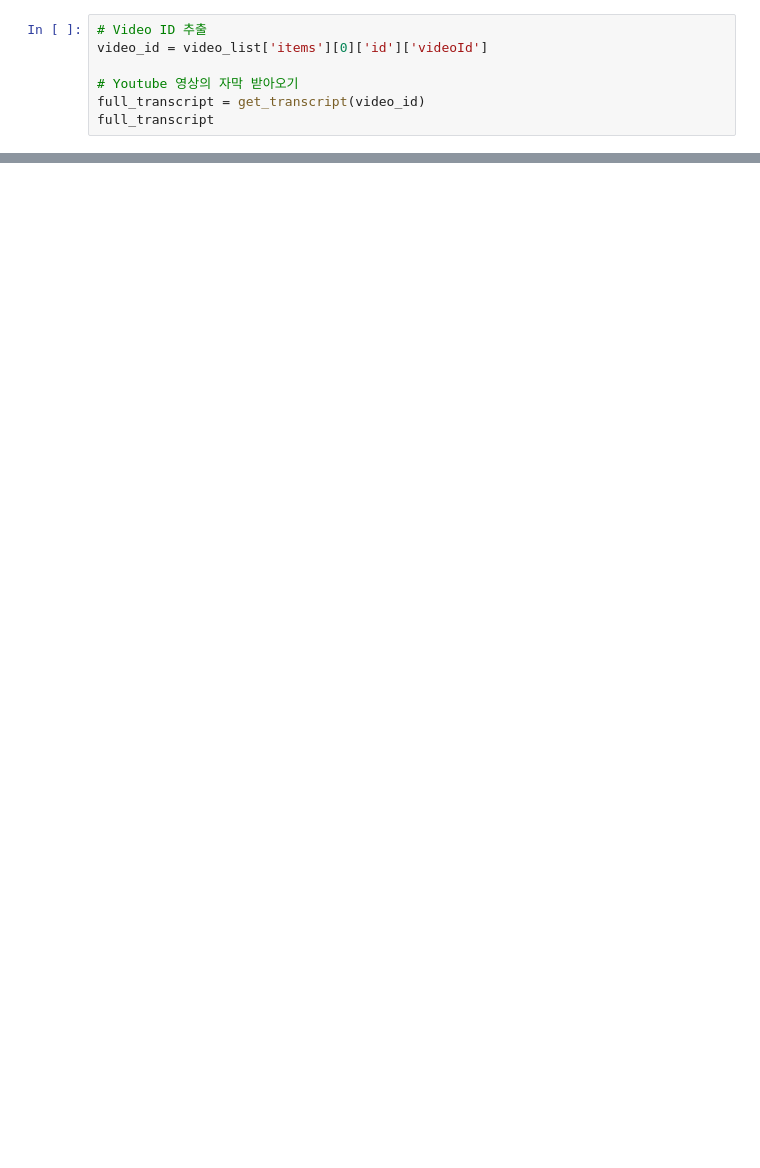
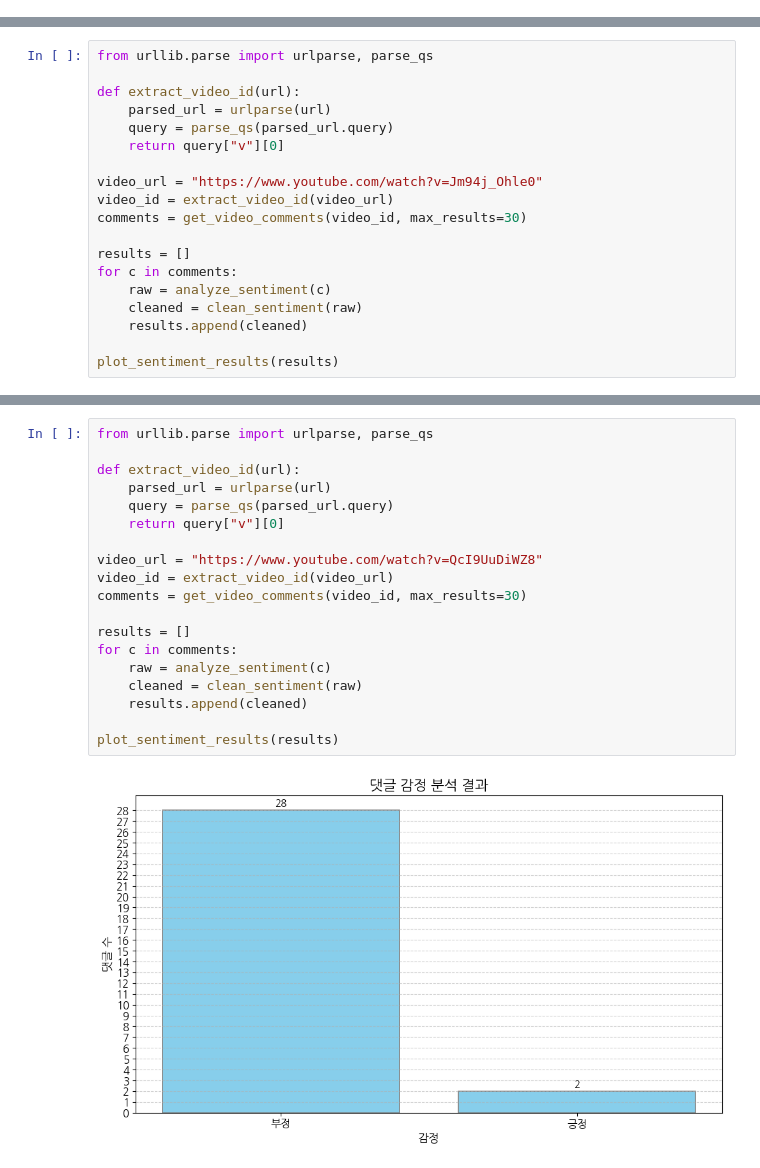
Before and after one commit to hoonZeee/Oss_2025, a Jupyter notebook: (실습파일)OSS2025_Mining_Hidden_Gems_on_YouTube.ipynb, the cells around one changed output, grey strips where cells are left out. Cells and saved outputs as stored; diff of their text form; blank space fills up the shorter version.

Commit message:
Youtube 댓글 분석

```diff
--- a/(실습파일)OSS2025_Mining_Hidden_Gems_on_YouTube.ipynb
+++ b/(실습파일)OSS2025_Mining_Hidden_Gems_on_YouTube.ipynb
@@ -142,7 +2,0 @@ def get_transcript(video_id, languages=['ko']):
-# %%
-# Video ID 추출
-video_id = video_list['items'][0]['id']['videoId']
-
-# Youtube 영상의 자막 받아오기
-full_transcript = get_transcript(video_id)
-full_transcript
@@ -328,0 +140,19 @@ WARNING:matplotlib.font_manager:findfont: Font family 'Nanum' not found.
+# %%
+from urllib.parse import urlparse, parse_qs
+
+def extract_video_id(url):
+    parsed_url = urlparse(url)
+    query = parse_qs(parsed_url.query)
+    return query["v"][0]
+
+video_url = "https://www.youtube.com/watch?v=Jm94j_Ohle0"
+video_id = extract_video_id(video_url)
+comments = get_video_comments(video_id, max_results=30)
+
+results = []
+for c in comments:
+    raw = analyze_sentiment(c)
+    cleaned = clean_sentiment(raw)
+    results.append(cleaned)
+
+plot_sentiment_results(results)
@@ -328,0 +175,21 @@ WARNING:matplotlib.font_manager:findfont: Font family 'Nanum' not found.
+# %%
+from urllib.parse import urlparse, parse_qs
+
+def extract_video_id(url):
+    parsed_url = urlparse(url)
+    query = parse_qs(parsed_url.query)
+    return query["v"][0]
+
+video_url = "https://www.youtube.com/watch?v=QcI9UuDiWZ8"
+video_id = extract_video_id(video_url)
+comments = get_video_comments(video_id, max_results=30)
+
+results = []
+for c in comments:
+    raw = analyze_sentiment(c)
+    cleaned = clean_sentiment(raw)
+    results.append(cleaned)
+
+plot_sentiment_results(results)
+# %% [output]
+[figure, added]
```
Also changed, not shown: parts of 46 cells of this notebook.
